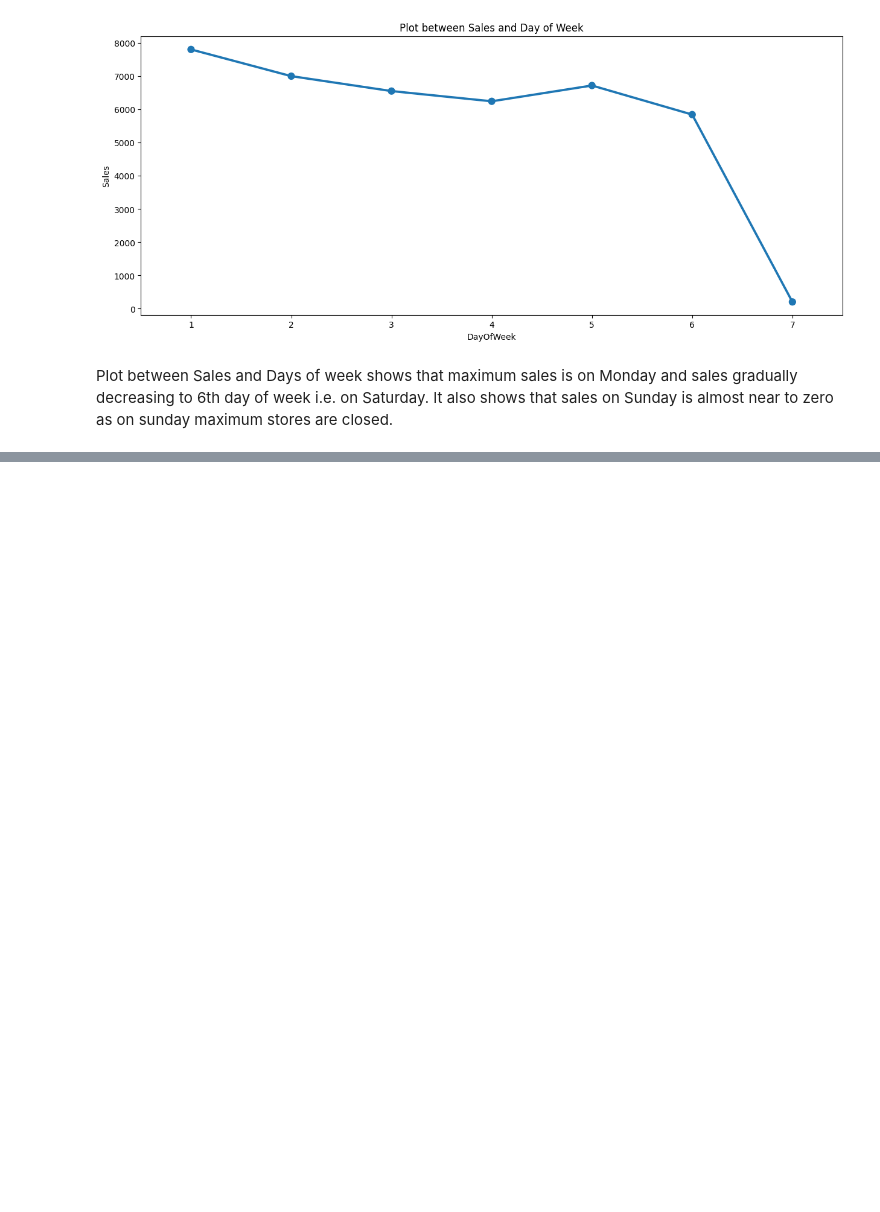
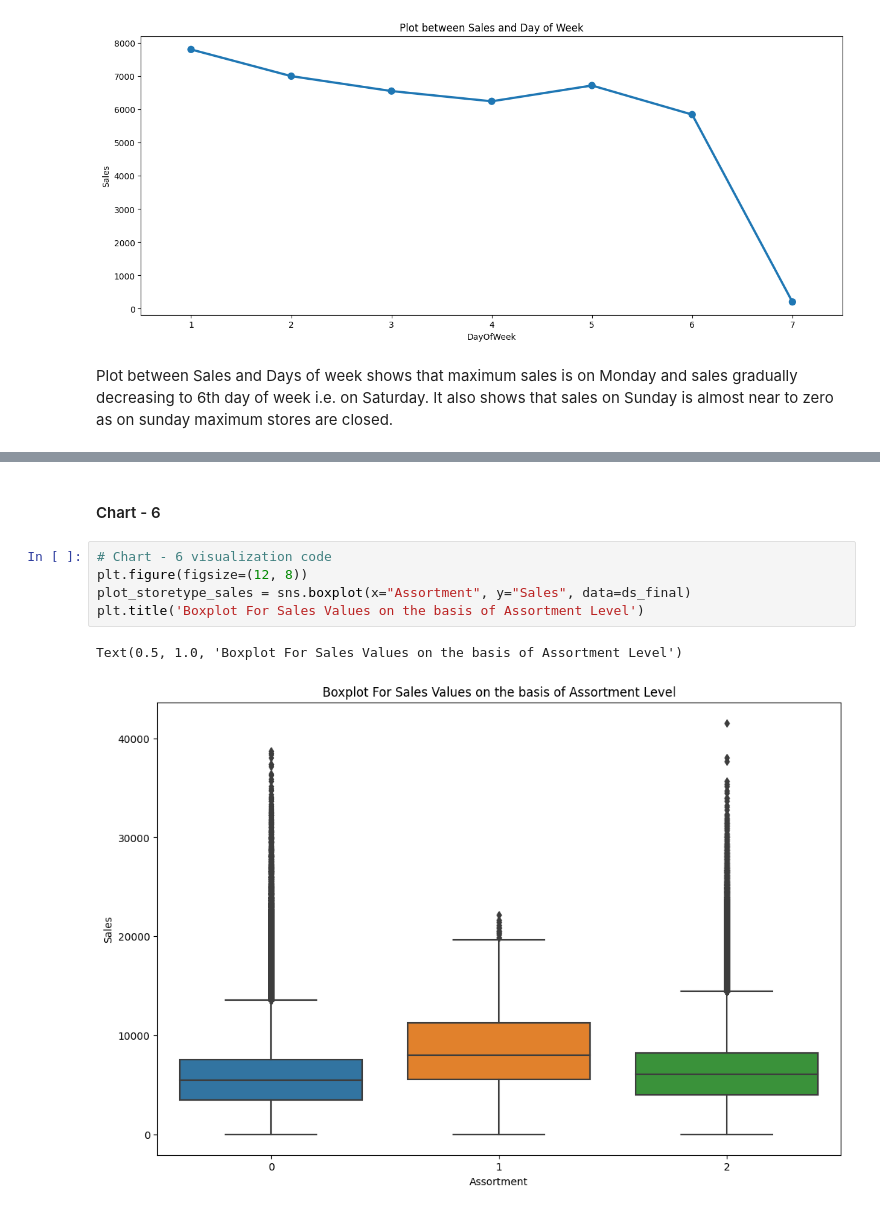
Before and after one commit to yamini1998m/-ML-Regression-ProjectTemplate.ipynb, a Jupyter notebook: ML_Regression_ProjectTemplate.ipynb, the cells around one changed output, grey strips where cells are left out. Drawn from its saved outputs; the diff is of its cells as text; blank space fills up the shorter version.

```diff
--- a/ML_Regression_ProjectTemplate.ipynb
+++ b/ML_Regression_ProjectTemplate.ipynb
@@ -491,0 +504,10 @@ Plot between Sales and Days of week shows that maximum sales is on Monday and sa
+# %% [markdown]
+#### Chart - 6
+# %%
+# Chart - 6 visualization code
+plt.figure(figsize=(12, 8))
+plot_storetype_sales = sns.boxplot(x="Assortment", y="Sales", data=ds_final)
+plt.title('Boxplot For Sales Values on the basis of Assortment Level')
+# %% [output]
+Text(0.5, 1.0, 'Boxplot For Sales Values on the basis of Assortment Level')
+[figure, added]
```
Also changed, not shown: parts of 11 cells of this notebook.
